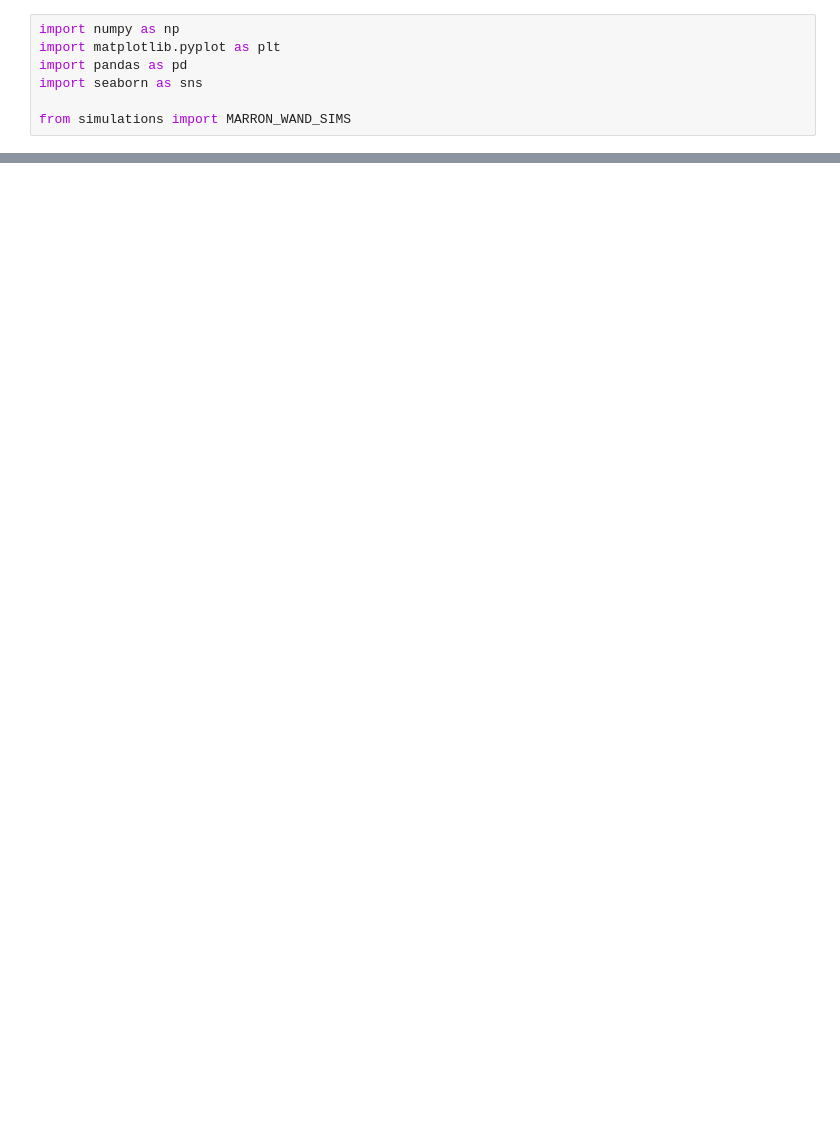
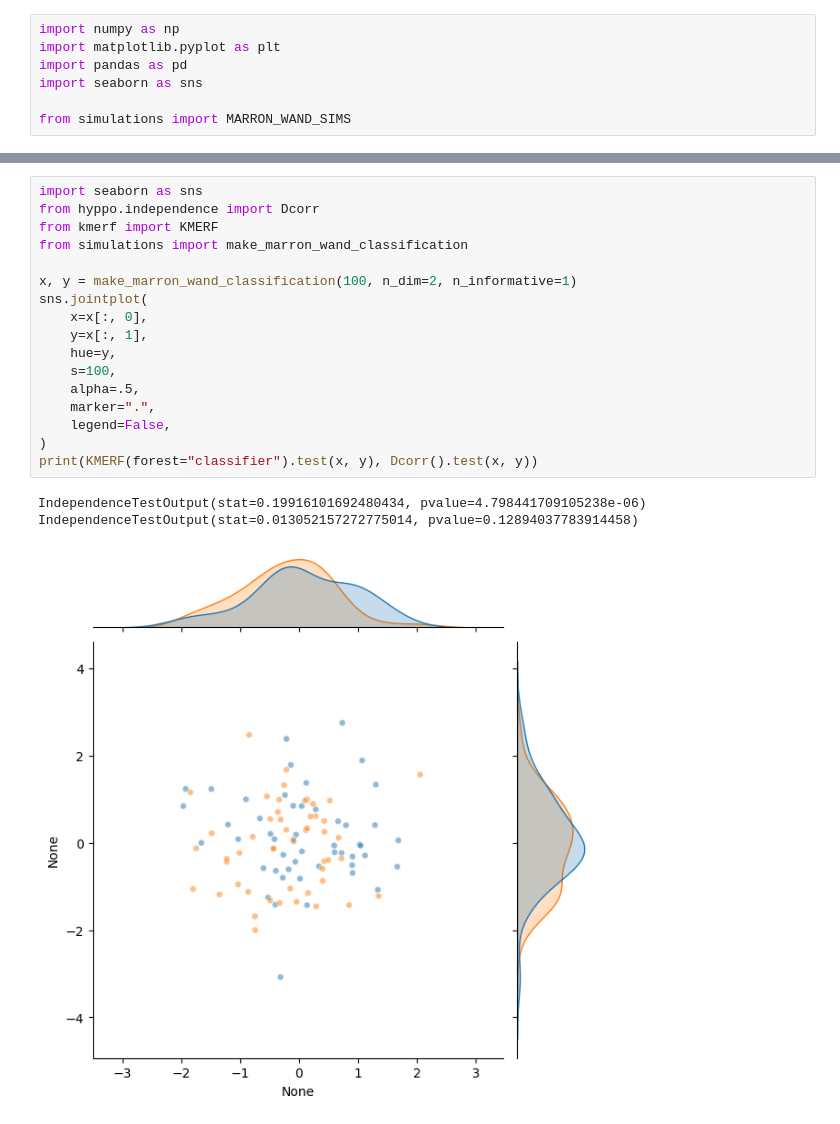
Before and after one commit to neurodata/kmerf, a Jupyter notebook: plt-figures.ipynb, the cells around one changed output, grey strips where cells are left out. Saved outputs shown, nothing was run; the diff lists cells and outputs as text; blank space fills up the shorter version.

```diff
--- a/plt-figures.ipynb
+++ b/plt-figures.ipynb
@@ -84,0 +85,20 @@ plot_power()
+# %%
+import seaborn as sns
+from hyppo.independence import Dcorr
+from kmerf import KMERF
+from simulations import make_marron_wand_classification
+
+x, y = make_marron_wand_classification(100, n_dim=2, n_informative=1)
+sns.jointplot(
+    x=x[:, 0],
+    y=x[:, 1],
+    hue=y,
+    s=100,
+    alpha=.5,
+    marker=".",
+    legend=False,
+)
+print(KMERF(forest="classifier").test(x, y), Dcorr().test(x, y))
+# %% [output]
+IndependenceTestOutput(stat=0.19916101692480434, pvalue=4.798441709105238e-06) IndependenceTestOutput(stat=0.013052157272775014, pvalue=0.12894037783914458)
+[figure, added]
```
Also changed, not shown: parts of 3 cells of this notebook, 5 other files.
